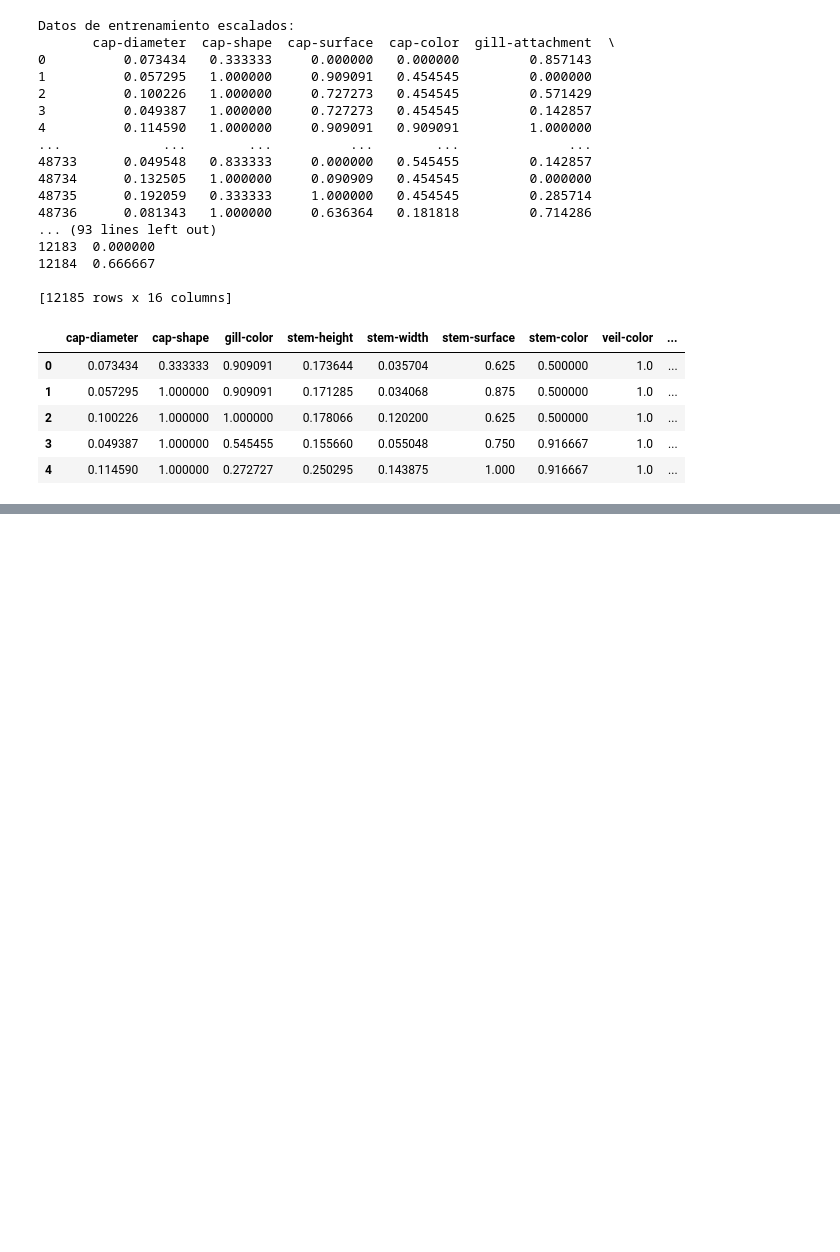
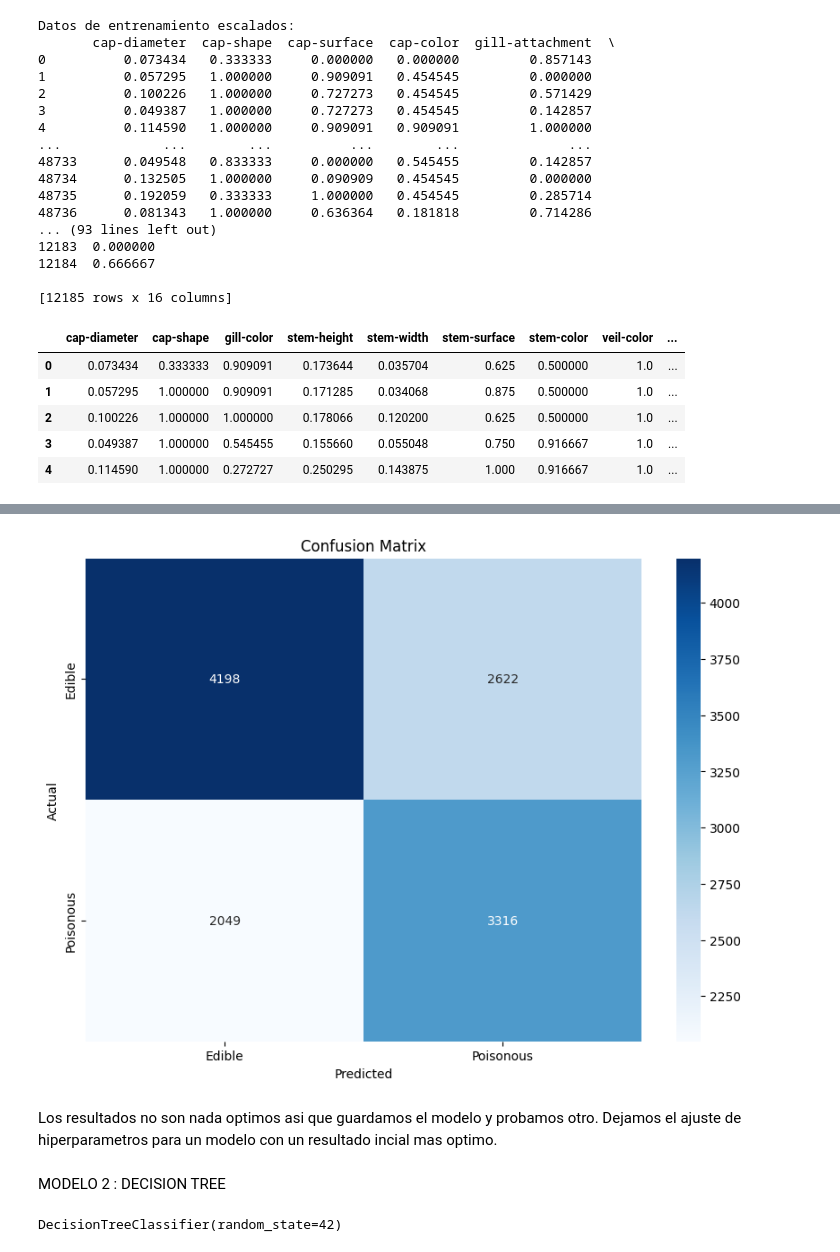
Before and after one commit to Rafa-Carrasco/mushroom_finalpro, a Jupyter notebook: src/explore.ipynb, the cells around one changed output, grey strips where cells are left out. Drawn from its saved outputs; the diff is of its cells as text; code cells hidden in the pictures; blank space fills up the shorter version.

```diff
--- a/src/explore.ipynb
+++ b/src/explore.ipynb
@@ -529,0 +559,25 @@ X_test_sel.to_csv("../data/processed/test_data.csv", index=False)
+# %%
+# Naive Bayes en Python
+
+from sklearn.naive_bayes import GaussianNB
+from sklearn.metrics import accuracy_score, classification_report, confusion_matrix
+
+# entrenamos el modelo
+
+model = GaussianNB()
+model.fit(X_train, y_train)
+
+# Realizar predicciones
+y_pred = model.predict(X_test)
+
+# Evaluar el modelo
+accuracy = accuracy_score(y_test, y_pred)
+classification_rep = classification_report(y_test, y_pred)
+confusion_mat = confusion_matrix(y_test, y_pred)
+
+# Mostrar resultados
+print(f'Accuracy: {accuracy}')
+print('Classification Report:')
+print(classification_rep)
+print('Confusion Matrix:')
+print(confusion_mat)
@@ -529,0 +599,12 @@ X_test_sel.to_csv("../data/processed/test_data.csv", index=False)
+# %%
+# Graficar la matriz de confusión
+plt.figure(figsize=(10, 7))
+sns.heatmap(confusion_mat, annot=True, fmt='d', cmap='Blues', xticklabels=['Edible', 'Poisonous'], yticklabels=['Edible', 'Poisonous'])
+plt.xlabel('Predicted')
+plt.ylabel('Actual')
+plt.title('Confusion Matrix')
+plt.show()
+# %% [output]
+[figure, added]
+# %% [markdown]
+Los resultados no son nada optimos asi que guardamos el modelo y probamos otro. Dejamos el ajuste de hiperparametros para un modelo con un resultado incial mas optimo.
@@ -529,0 +615,10 @@ X_test_sel.to_csv("../data/processed/test_data.csv", index=False)
+# %% [markdown]
+MODELO 2 : DECISION TREE
+# %%
+
+from sklearn.tree import DecisionTreeClassifier
+
+model = DecisionTreeClassifier(random_state = 42)
+model.fit(X_train, y_train)
+# %% [output]
+DecisionTreeClassifier(random_state=42)
```
Also changed, not shown: parts of 10 cells of this notebook, 3 other files.
